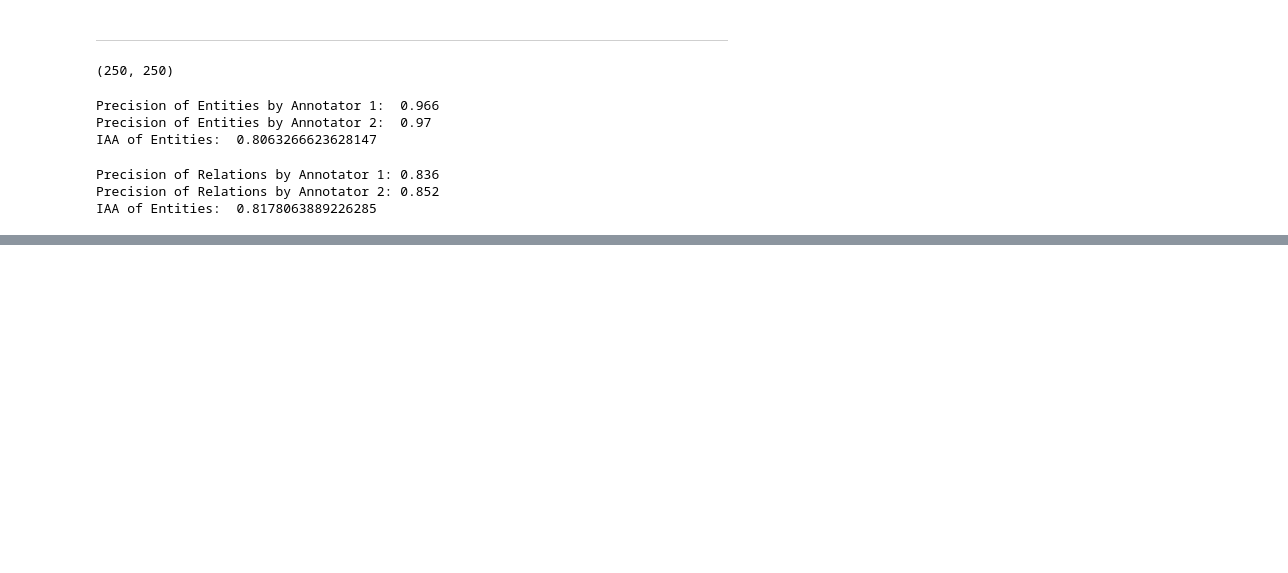
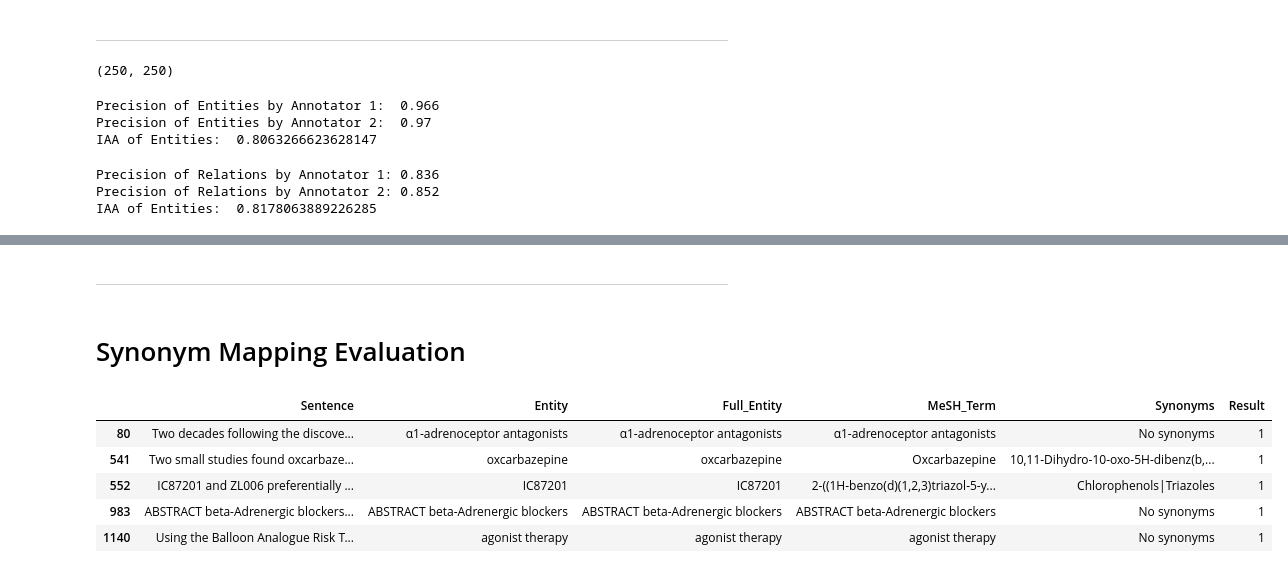
Before and after one commit to ddlinh/gena-db, a Jupyter notebook: src/[code] Model_Evaluation.ipynb, the cells around one changed output, grey strips where cells are left out. Cells and saved outputs as stored; diff of their text form; code cells hidden in the pictures; blank space fills up the shorter version.

```diff
--- a/src/[code] Model_Evaluation.ipynb
+++ b/src/[code] Model_Evaluation.ipynb
@@ -55,0 +120,21 @@ IAA of Entities:  0.8178063889226285
+# %% [markdown]
+---------
+# %% [markdown]
+# Synonym Mapping Evaluation
+# %%
+final_entities = pd.concat([pd.read_csv("gena_data_final.csv")[["Sentence", "E1", "Full_E1", "MeSH_E1", "Synonyms_1"]].rename(columns={"E1": "Entity", "Full_E1": "Full_Entity", "MeSH_E1": "MeSH_Term", "Synonyms_1": "Synonyms"}),
+                            pd.read_csv("gena_data_final.csv")[["Sentence", "E2", "Full_E2", "MeSH_E2", "Synonyms_2"]].rename(columns={"E2": "Entity", "Full_E2": "Full_Entity", "MeSH_E2": "MeSH_Term", "Synonyms_2": "Synonyms"})
+                           ]).drop_duplicates().reset_index(drop=True)
+random.seed(20)
+random_sentences_100 = random.sample(list(final_entities["Sentence"].unique()), 100)
+sample_100_entities = final_entities[final_entities["Sentence"].isin(random_sentences_100)].drop_duplicates(["Sentence"])
+sample_100_entities["Result"] = [1]*len(sample_100_entities)
+sample_100_entities.to_excel("mapping_result.xlsx", index=False)
+sample_100_entities.head(5)
+# %% [output]
+|  | Sentence | Entity | Full_Entity | MeSH_Term | Synonyms | Result |
+| 80 | Two decades following the discove... | α1-adrenoceptor antagonists | α1-adrenoceptor antagonists | α1-adrenoceptor antagonists | No synonyms | 1 |
+| 541 | Two small studies found oxcarbaze... | oxcarbazepine | oxcarbazepine | Oxcarbazepine | 10,11-Dihydro-10-oxo-5H-dibenz(b,... | 1 |
+| 552 | IC87201 and ZL006 preferentially ... | IC87201 | IC87201 | 2-((1H-benzo(d)(1,2,3)triazol-5-y... | Chlorophenols|Triazoles | 1 |
+| 983 | ABSTRACT beta-Adrenergic blockers... | ABSTRACT beta-Adrenergic blockers | ABSTRACT beta-Adrenergic blockers | ABSTRACT beta-Adrenergic blockers | No synonyms | 1 |
+| 1140 | Using the Balloon Analogue Risk T... | agonist therapy | agonist therapy | agonist therapy | No synonyms | 1 |
```
Also changed, not shown: parts of 12 cells of this notebook, 37 other files.
